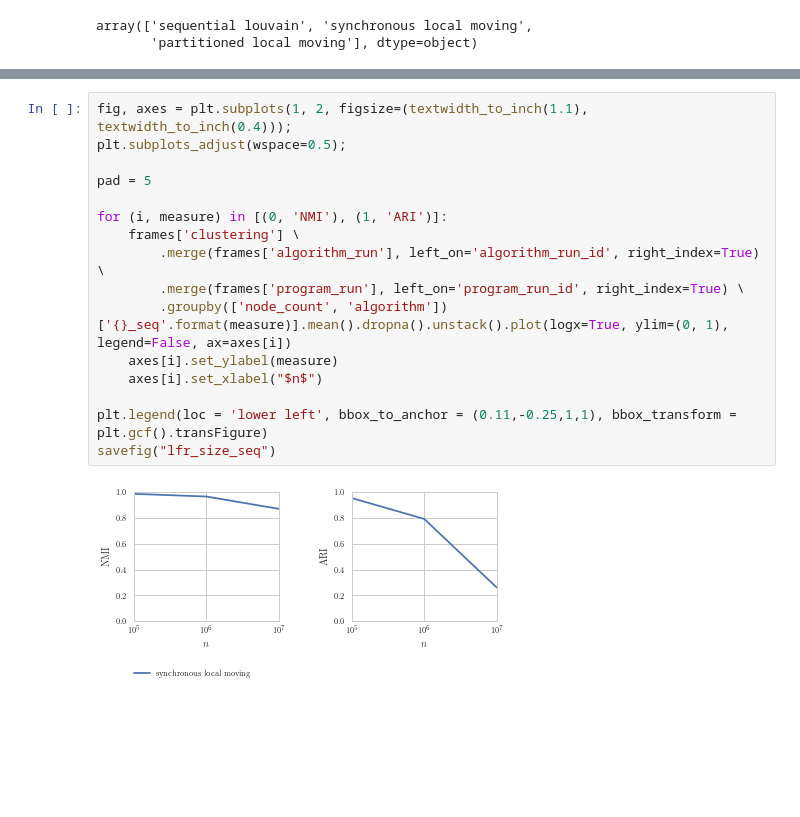
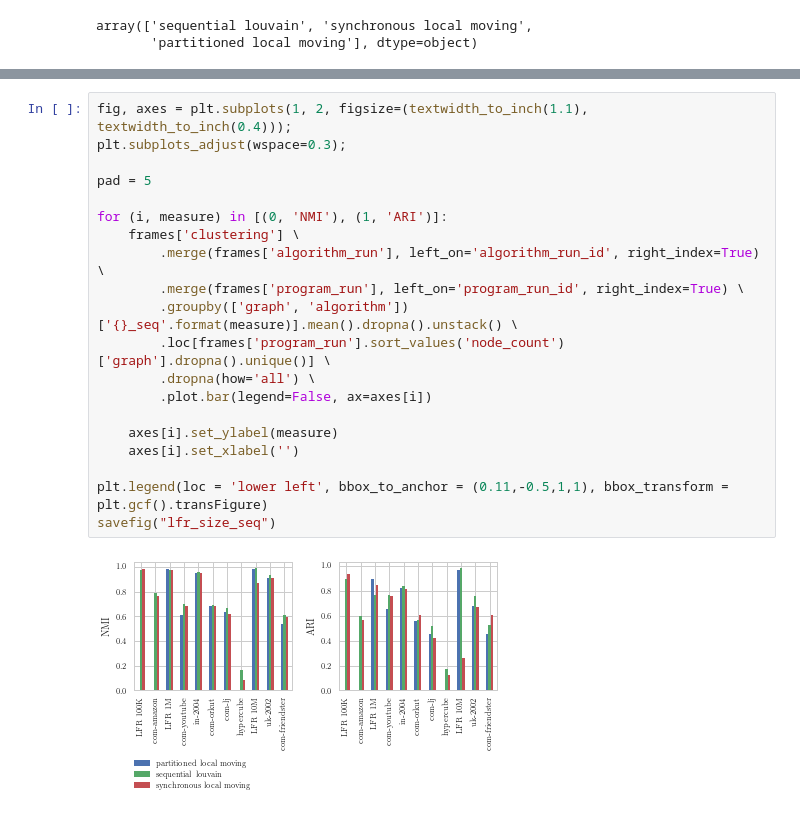
Before and after one commit to kit-algo/distributed_clustering_thrill, a Jupyter notebook: analysis/LFR Graph Size.ipynb, the cells around one changed output, grey strips where cells are left out. Drawn from its saved outputs; the diff is of its cells as text; blank space fills up the shorter version.

```diff
--- a/analysis/LFR Graph Size.ipynb
+++ b/analysis/LFR Graph Size.ipynb
@@ -223,18 +232,22 @@ read communities from: /home/eagle/dev/ma/data/results/seq_louvain/clusterings/s
 # %%
 fig, axes = plt.subplots(1, 2, figsize=(textwidth_to_inch(1.1), textwidth_to_inch(0.4)));
-plt.subplots_adjust(wspace=0.5);
+plt.subplots_adjust(wspace=0.3);
 
 pad = 5
 
 for (i, measure) in [(0, 'NMI'), (1, 'ARI')]:
     frames['clustering'] \
         .merge(frames['algorithm_run'], left_on='algorithm_run_id', right_index=True) \
         .merge(frames['program_run'], left_on='program_run_id', right_index=True) \
-        .groupby(['node_count', 'algorithm'])['{}_seq'.format(measure)].mean().dropna().unstack().plot(logx=True, ylim=(0, 1), legend=False, ax=axes[i])
+        .groupby(['graph', 'algorithm'])['{}_seq'.format(measure)].mean().dropna().unstack() \
+        .loc[frames['program_run'].sort_values('node_count')['graph'].dropna().unique()] \
+        .dropna(how='all') \
+        .plot.bar(legend=False, ax=axes[i])
+
     axes[i].set_ylabel(measure)
-    axes[i].set_xlabel("$n$")
+    axes[i].set_xlabel('')
 
-plt.legend(loc = 'lower left', bbox_to_anchor = (0.11,-0.25,1,1), bbox_transform = plt.gcf().transFigure)
+plt.legend(loc = 'lower left', bbox_to_anchor = (0.11,-0.5,1,1), bbox_transform = plt.gcf().transFigure)
 savefig("lfr_size_seq")
 # %% [output]
-[figure, old version]
+[figure, new version]
```
Also changed, not shown: parts of 4 cells of this notebook, 2 other files.
